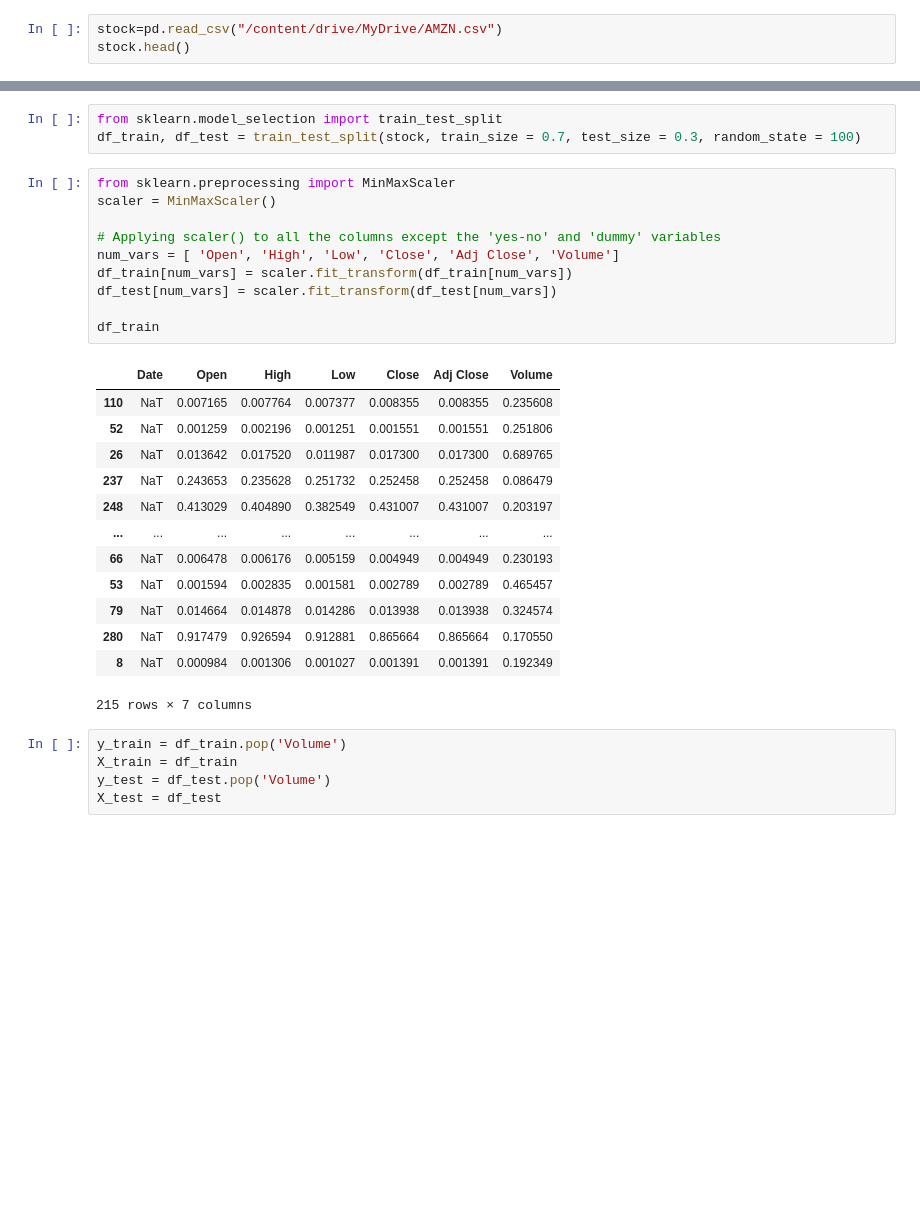
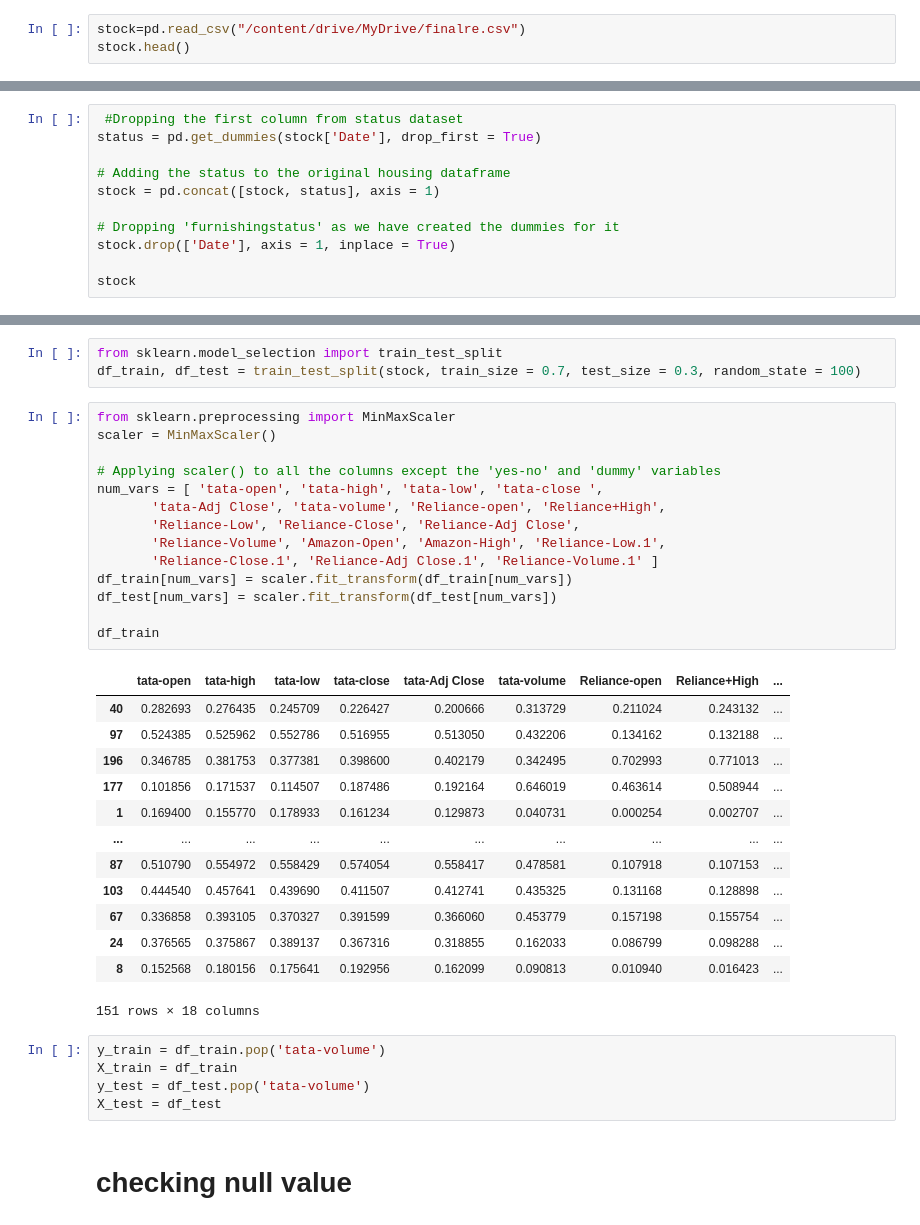
Before and after one commit to queenakki/queenakki, a Jupyter notebook: Untitled4.ipynb, the cells around one changed output, grey strips where cells are left out. Drawn from its saved outputs; the diff is of its cells as text; blank space fills up the shorter version.

```diff
--- a/Untitled4.ipynb
+++ b/Untitled4.ipynb
@@ -11,6 +11,6 @@ Drive already mounted at /content/drive; to attempt to forcibly remount, call dr
 import numpy as np
 import pandas as pd
 # %%
-stock=pd.read_csv("/content/drive/MyDrive/AMZN.csv")
+stock=pd.read_csv("/content/drive/MyDrive/finalre.csv")
 stock.head()
 # %% [output]
@@ -78,0 +84,11 @@ stock.head()
+# %%
+ #Dropping the first column from status dataset
+status = pd.get_dummies(stock['Date'], drop_first = True)
+
+# Adding the status to the original housing dataframe
+stock = pd.concat([stock, status], axis = 1)
+
+# Dropping 'furnishingstatus' as we have created the dummies for it
+stock.drop(['Date'], axis = 1, inplace = True)
+
+stock
@@ -82,29 +112,35 @@ df_train, df_test = train_test_split(stock, train_size = 0.7, test_size = 0.3, r
 # %%
 from sklearn.preprocessing import MinMaxScaler
 scaler = MinMaxScaler()
 
 # Applying scaler() to all the columns except the 'yes-no' and 'dummy' variables
-num_vars = [ 'Open', 'High', 'Low', 'Close', 'Adj Close', 'Volume']
+num_vars = [ 'tata-open', 'tata-high', 'tata-low', 'tata-close ',
+       'tata-Adj Close', 'tata-volume', 'Reliance-open', 'Reliance+High',
+       'Reliance-Low', 'Reliance-Close', 'Reliance-Adj Close',
+       'Reliance-Volume', 'Amazon-Open', 'Amazon-High', 'Reliance-Low.1',
+       'Reliance-Close.1', 'Reliance-Adj Close.1', 'Reliance-Volume.1' ]
 df_train[num_vars] = scaler.fit_transform(df_train[num_vars])
 df_test[num_vars] = scaler.fit_transform(df_test[num_vars])
 
 df_train
 # %% [output]
-|  | Date | Open | High | Low | Close | Adj Close | Volume |
-| 110 | NaT | 0.007165 | 0.007764 | 0.007377 | 0.008355 | 0.008355 | 0.235608 |
-| 52 | NaT | 0.001259 | 0.002196 | 0.001251 | 0.001551 | 0.001551 | 0.251806 |
-| 26 | NaT | 0.013642 | 0.017520 | 0.011987 | 0.017300 | 0.017300 | 0.689765 |
-| 237 | NaT | 0.243653 | 0.235628 | 0.251732 | 0.252458 | 0.252458 | 0.086479 |
-| 248 | NaT | 0.413029 | 0.404890 | 0.382549 | 0.431007 | 0.431007 | 0.203197 |
-| ... | ... | ... | ... | ... | ... | ... | ... |
-| 66 | NaT | 0.006478 | 0.006176 | 0.005159 | 0.004949 | 0.004949 | 0.230193 |
-| 53 | NaT | 0.001594 | 0.002835 | 0.001581 | 0.002789 | 0.002789 | 0.465457 |
-| 79 | NaT | 0.014664 | 0.014878 | 0.014286 | 0.013938 | 0.013938 | 0.324574 |
-| 280 | NaT | 0.917479 | 0.926594 | 0.912881 | 0.865664 | 0.865664 | 0.170550 |
-| 8 | NaT | 0.000984 | 0.001306 | 0.001027 | 0.001391 | 0.001391 | 0.192349 |
+|  | tata-open | tata-high | tata-low | tata-close | tata-Adj Close | tata-volume | Reliance-open | Reliance+High | ... |
+| 40 | 0.282693 | 0.276435 | 0.245709 | 0.226427 | 0.200666 | 0.313729 | 0.211024 | 0.243132 | ... |
+| 97 | 0.524385 | 0.525962 | 0.552786 | 0.516955 | 0.513050 | 0.432206 | 0.134162 | 0.132188 | ... |
+| 196 | 0.346785 | 0.381753 | 0.377381 | 0.398600 | 0.402179 | 0.342495 | 0.702993 | 0.771013 | ... |
+| 177 | 0.101856 | 0.171537 | 0.114507 | 0.187486 | 0.192164 | 0.646019 | 0.463614 | 0.508944 | ... |
+| 1 | 0.169400 | 0.155770 | 0.178933 | 0.161234 | 0.129873 | 0.040731 | 0.000254 | 0.002707 | ... |
+| ... | ... | ... | ... | ... | ... | ... | ... | ... | ... |
+| 87 | 0.510790 | 0.554972 | 0.558429 | 0.574054 | 0.558417 | 0.478581 | 0.107918 | 0.107153 | ... |
+| 103 | 0.444540 | 0.457641 | 0.439690 | 0.411507 | 0.412741 | 0.435325 | 0.131168 | 0.128898 | ... |
+| 67 | 0.336858 | 0.393105 | 0.370327 | 0.391599 | 0.366060 | 0.453779 | 0.157198 | 0.155754 | ... |
+| 24 | 0.376565 | 0.375867 | 0.389137 | 0.367316 | 0.318855 | 0.162033 | 0.086799 | 0.098288 | ... |
+| 8 | 0.152568 | 0.180156 | 0.175641 | 0.192956 | 0.162099 | 0.090813 | 0.010940 | 0.016423 | ... |
-215 rows × 7 columns
+151 rows × 18 columns
 # %%
-y_train = df_train.pop('Volume')
+y_train = df_train.pop('tata-volume')
 X_train = df_train
-y_test = df_test.pop('Volume')
+y_test = df_test.pop('tata-volume')
 X_test = df_test
+# %% [markdown]
+# **checking null value**
```
Also changed, not shown: parts of 32 cells of this notebook.
